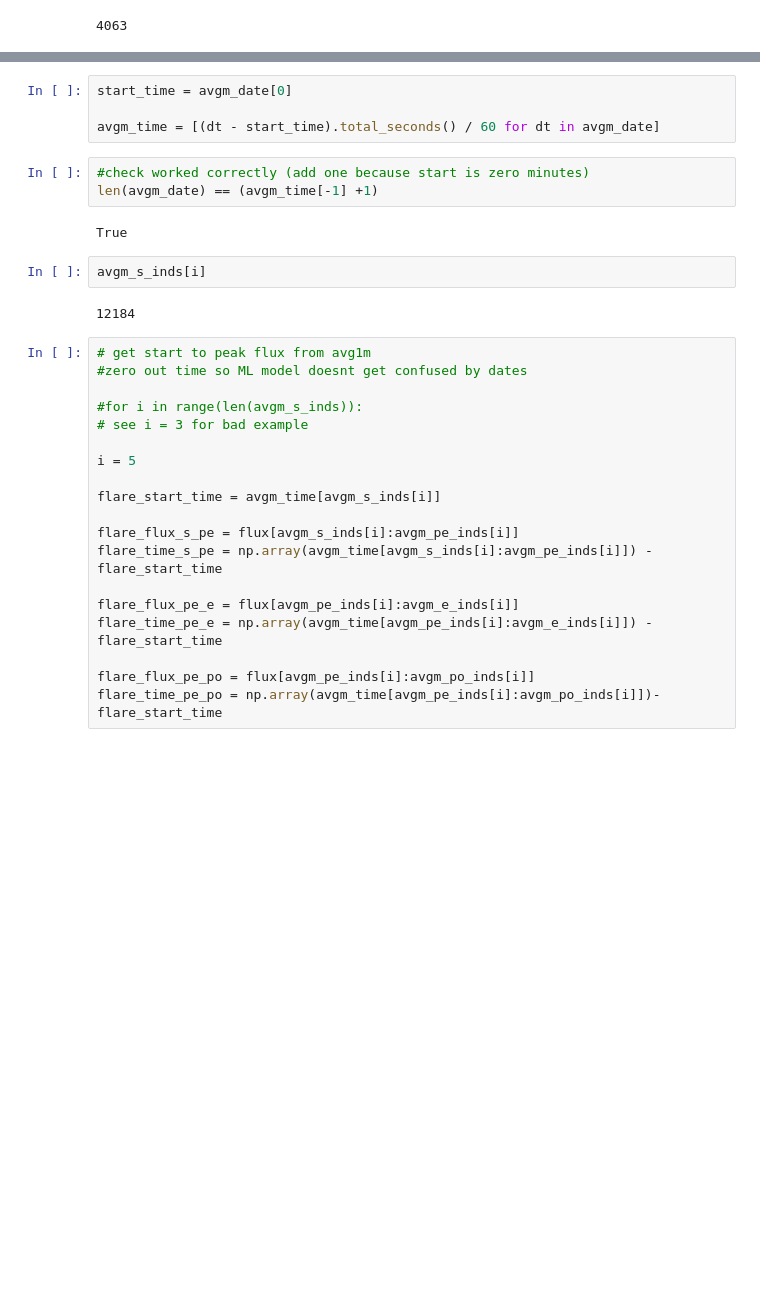
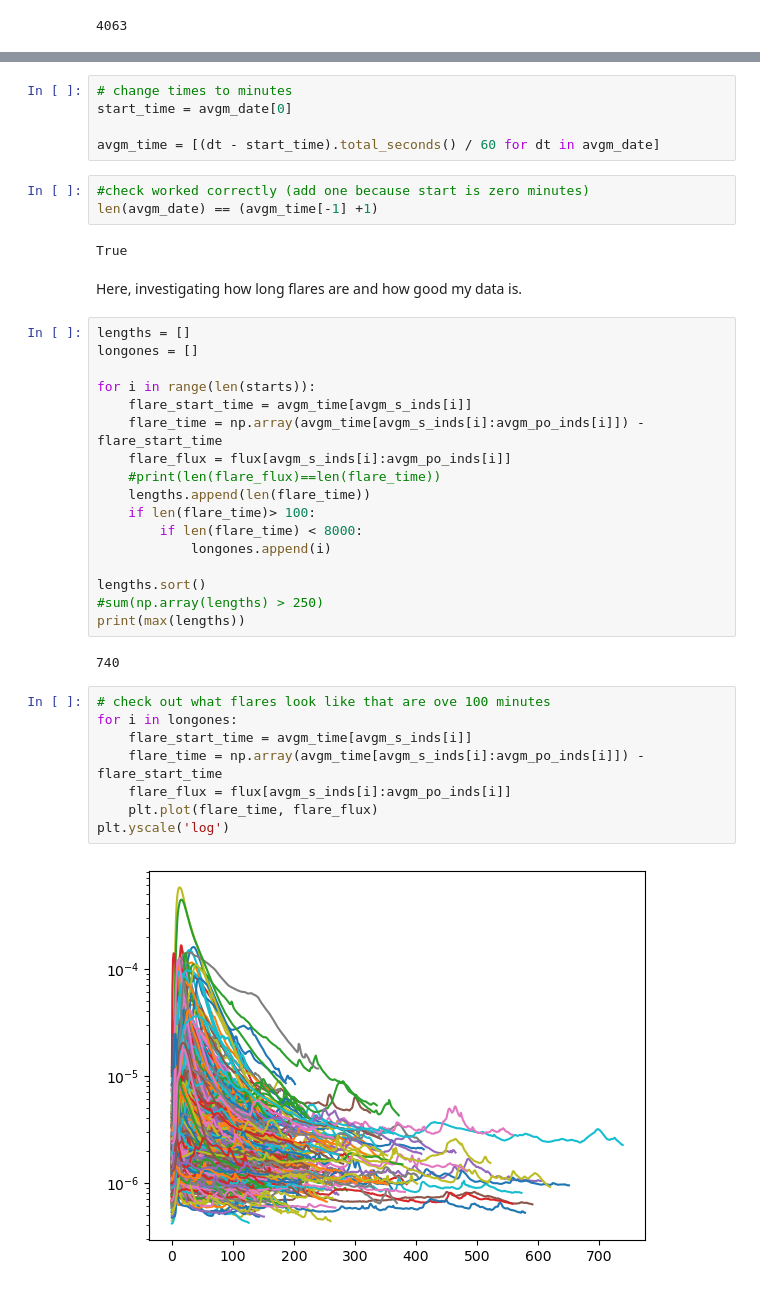
Before and after one commit to bkotten/astro_ds_final_proj, a Jupyter notebook: astro 465 create flare list.ipynb, the cells around one changed output, grey strips where cells are left out. Cells and saved outputs as stored; diff of their text form; blank space fills up the shorter version.

```diff
--- a/astro 465 create flare list.ipynb
+++ b/astro 465 create flare list.ipynb
@@ -116,4 +118,5 @@ print(flsumflux[peaks[20]])
 # %%
+# change times to minutes
 start_time = avgm_date[0]
 
 avgm_time = [(dt - start_time).total_seconds() / 60 for dt in avgm_date]
@@ -122,26 +125,34 @@ avgm_time = [(dt - start_time).total_seconds() / 60 for dt in avgm_date]
 len(avgm_date) == (avgm_time[-1] +1)
 # %% [output]
 True
-# %%
-avgm_s_inds[i]
-# %% [output]
-12184
+# %% [markdown]
+Here, investigating how long flares are and how good my data is.
+# %%
+lengths = []
+longones = []
+
+for i in range(len(starts)):
+    flare_start_time = avgm_time[avgm_s_inds[i]]
+    flare_time = np.array(avgm_time[avgm_s_inds[i]:avgm_po_inds[i]]) - flare_start_time
+    flare_flux = flux[avgm_s_inds[i]:avgm_po_inds[i]]
+    #print(len(flare_flux)==len(flare_time))
+    lengths.append(len(flare_time))
+    if len(flare_time)> 100:
+        if len(flare_time) < 8000:
+            longones.append(i)
+
+lengths.sort()
+#sum(np.array(lengths) > 250)
+print(max(lengths))
+# %% [output]
+740
 # %%
-# get start to peak flux from avg1m
-#zero out time so ML model doesnt get confused by dates
-
-#for i in range(len(avgm_s_inds)):
-# see i = 3 for bad example
-
-i = 5
-
-flare_start_time = avgm_time[avgm_s_inds[i]]
-
-flare_flux_s_pe = flux[avgm_s_inds[i]:avgm_pe_inds[i]]
-flare_time_s_pe = np.array(avgm_time[avgm_s_inds[i]:avgm_pe_inds[i]]) - flare_start_time
-
-flare_flux_pe_e = flux[avgm_pe_inds[i]:avgm_e_inds[i]]
-flare_time_pe_e = np.array(avgm_time[avgm_pe_inds[i]:avgm_e_inds[i]]) - flare_start_time
-
-flare_flux_pe_po = flux[avgm_pe_inds[i]:avgm_po_inds[i]]
-flare_time_pe_po = np.array(avgm_time[avgm_pe_inds[i]:avgm_po_inds[i]])- flare_start_time
+# check out what flares look like that are ove 100 minutes
+for i in longones:
+    flare_start_time = avgm_time[avgm_s_inds[i]]
+    flare_time = np.array(avgm_time[avgm_s_inds[i]:avgm_po_inds[i]]) - flare_start_time
+    flare_flux = flux[avgm_s_inds[i]:avgm_po_inds[i]]
+    plt.plot(flare_time, flare_flux)
+plt.yscale('log')
+# %% [output]
+[figure, added]
```
Also changed, not shown: parts of 35 cells of this notebook.
